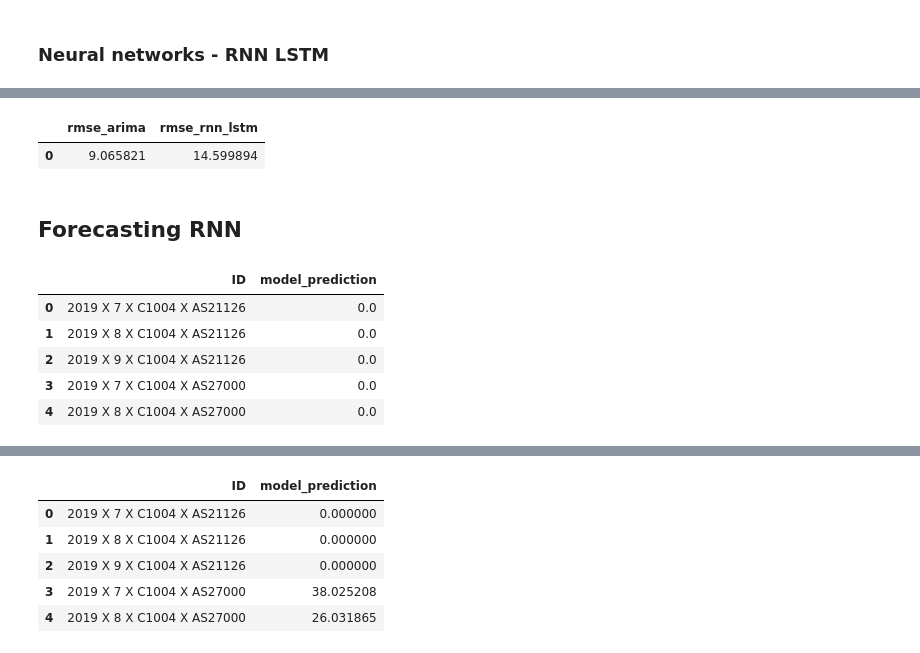
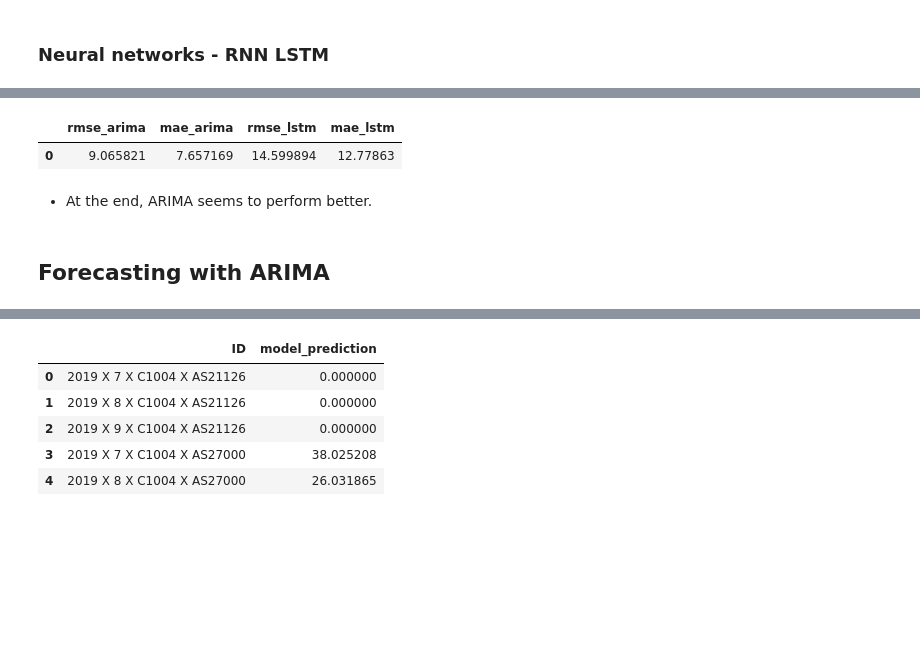
Before and after one commit to brcorrea/contracep_forecasting, a Jupyter notebook: notebooks/contraceptive_forecasting.ipynb, the cells around one changed output, grey strips where cells are left out. Drawn from its saved outputs; the diff is of its cells as text; code cells hidden in the pictures; blank space fills up the shorter version.

```diff
--- a/notebooks/contraceptive_forecasting.ipynb
+++ b/notebooks/contraceptive_forecasting.ipynb
@@ -449,12 +456,14 @@ def run_auto_arima(input_df, target_feat, train_start, train_end, pred_months):
 # %%
-# Run ARIMA and get average loss for all predictions:
-avg_rmse_arima = run_auto_arima(input_df = stock_df_sel_comp,
-                                target_feat = 'stock_distributed',
-                                train_start = '2016-01-01',
-                                train_end = '2019-04-01',
-                                pred_months = 3) # predictions for 3 months
+# Run ARIMA and get losses for all predictions:
+out_loss_arima = get_auto_arima_pred(input_df = stock_df_sel_comp,
+                                     target_feat = 'stock_distributed',
+                                     train_start = '2016-01-01',
+                                     train_end = '2019-04-01',
+                                     pred_months = 3) # predictions for 3 months
 # %%
 # Create a dictionary to store losses:
-loss_dict = {'rmse_arima': avg_rmse_arima}
-loss_dict
+loss_dict = {'rmse_arima': np.mean(out_loss_arima['rmse']),
+             'mae_arima': np.mean(out_loss_arima['mae'])}
+
+pd.DataFrame(loss_dict, index=[0])
 # %% [output]
@@ -557,9 +574,9 @@ def my_lstm_model(input_df, input_model, n_input, n_features, target_feat, n_epo
 # %%
 # Run lstm model:
-avg_rmse_lstm = my_lstm_model(input_df = stock_df_sel_comp,
+out_loss_lstm = get_lstm_pred(input_df = stock_df_sel_comp,
                               input_model = model,
                               n_input = n_input,
                               n_features = n_features,
                               target_feat = 'stock_distributed',
-                              n_epochs = 10)
+                              n_epochs = 3)
 # %% [output]
@@ -567,11 +584,15 @@ WARNING:tensorflow:From <ipython-input-32-ed565eb53962>:51: Model.fit_generator
 Instructions for updating:
 Please use Model.fit, which supports generators.
 # %%
-# Add average RMSE to losses dict:
-loss_dict['rmse_rnn_lstm'] = avg_rmse_lstm
+# Add to lstm losses to loss dictionary:
+loss_dict['rmse_lstm'] = np.mean(out_loss_lstm['rmse'])
+loss_dict['mae_lstm'] = np.mean(out_loss_lstm['mae'])
+
 pd.DataFrame(loss_dict, index=[0])
 # %% [output]
-|  | rmse_arima | rmse_rnn_lstm |
-| 0 | 9.065821 | 14.599894 |
+|  | rmse_arima | mae_arima | rmse_lstm | mae_lstm |
+| 0 | 9.065821 | 7.657169 | 14.599894 | 12.77863 |
+# %% [markdown]
+* At the end, ARIMA seems to perform better.
 # %% [markdown]
-## Forecasting RNN
+## Forecasting with ARIMA
@@ -675,10 +598,0 @@ pred_rnn_df = pred_rnn_lstm(input_df = stock_df_sel_comp,
-# %%
-# Check output:
-pred_rnn_df.head()
-# %% [output]
-|  | ID | model_prediction |
-| 0 | 2019 X 7 X C1004 X AS21126 | 0.0 |
-| 1 | 2019 X 8 X C1004 X AS21126 | 0.0 |
-| 2 | 2019 X 9 X C1004 X AS21126 | 0.0 |
-| 3 | 2019 X 7 X C1004 X AS27000 | 0.0 |
-| 4 | 2019 X 8 X C1004 X AS27000 | 0.0 |
```
Also changed, not shown: parts of 33 cells of this notebook.
